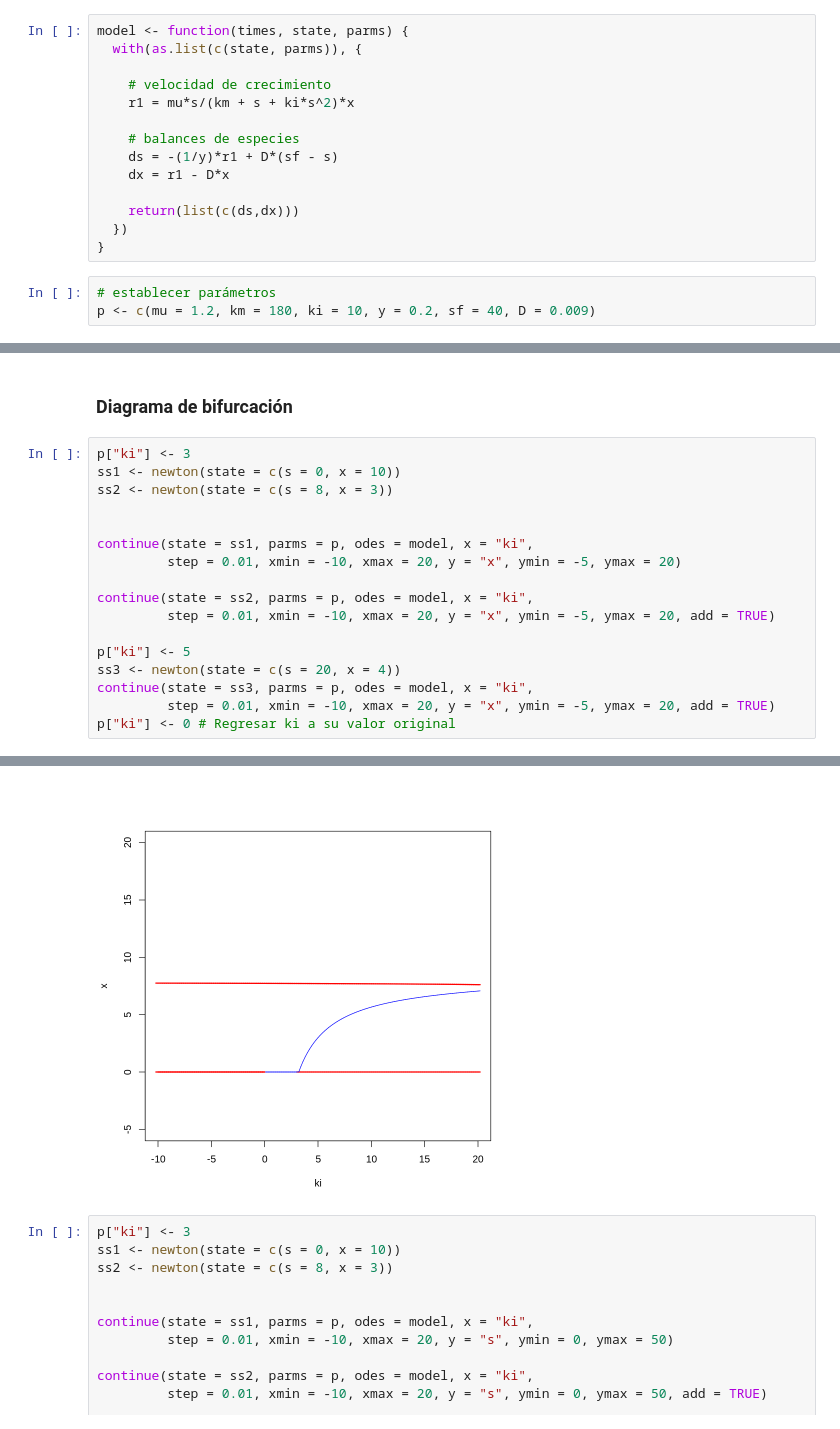
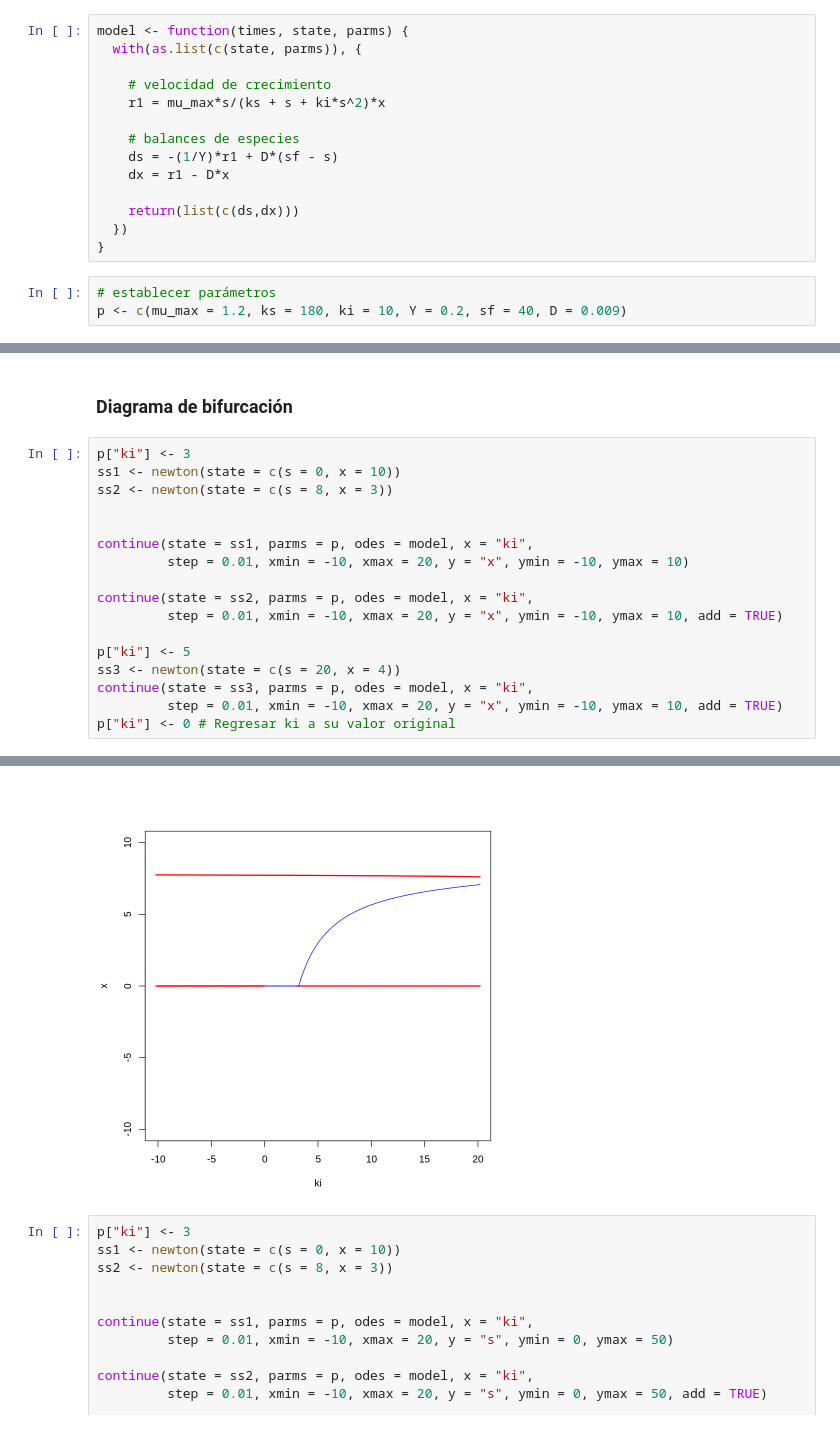
Before and after one commit to JuanM-GG/sistemas-dinamicos-R, a Jupyter notebook: modelo_inhibicion.ipynb, the cells around one changed output, grey strips where cells are left out. Saved outputs shown, nothing was run; the diff lists cells and outputs as text.

```diff
--- a/modelo_inhibicion.ipynb
+++ b/modelo_inhibicion.ipynb
@@ -273,10 +125,10 @@ model <- function(times, state, parms) {
   with(as.list(c(state, parms)), {
 
     # velocidad de crecimiento
-    r1 = mu*s/(km + s + ki*s^2)*x
+    r1 = mu_max*s/(ks + s + ki*s^2)*x
 
     # balances de especies
-    ds = -(1/y)*r1 + D*(sf - s)
+    ds = -(1/Y)*r1 + D*(sf - s)
     dx = r1 - D*x
 
     return(list(c(ds,dx)))
@@ -284,7 +136,7 @@ model <- function(times, state, parms) {
 }
 # %%
 # establecer parámetros
-p <- c(mu = 1.2, km = 180, ki = 10, y = 0.2, sf = 40, D = 0.009)
+p <- c(mu_max = 1.2, ks = 180, ki = 10, Y = 0.2, sf = 40, D = 0.009)
 # %%
 # condiciones iniciales
 s <- c(s = 10, x = 0.1)
@@ -436,37 +291,37 @@ p["ki"] <- 3
 ss1 <- newton(state = c(s = 0, x = 10))
 ss2 <- newton(state = c(s = 8, x = 3))
 
 
 continue(state = ss1, parms = p, odes = model, x = "ki",
-         step = 0.01, xmin = -10, xmax = 20, y = "x", ymin = -5, ymax = 20)
+         step = 0.01, xmin = -10, xmax = 20, y = "x", ymin = -10, ymax = 10)
 
 continue(state = ss2, parms = p, odes = model, x = "ki",
-         step = 0.01, xmin = -10, xmax = 20, y = "x", ymin = -5, ymax = 20, add = TRUE)
+         step = 0.01, xmin = -10, xmax = 20, y = "x", ymin = -10, ymax = 10, add = TRUE)
 
 p["ki"] <- 5
 ss3 <- newton(state = c(s = 20, x = 4))
 continue(state = ss3, parms = p, odes = model, x = "ki",
-         step = 0.01, xmin = -10, xmax = 20, y = "x", ymin = -5, ymax = 20, add = TRUE)
+         step = 0.01, xmin = -10, xmax = 20, y = "x", ymin = -10, ymax = 10, add = TRUE)
 p["ki"] <- 0 # Regresar ki a su valor original
 # %% [output]
        s        x
 1.404949 7.719010
 Stable point, eigenvalues:  -0.2297517 -0.009
  s  x
 40  0
 Unstable point, eigenvalues:  -0.009 0.000561753
 Starting at ki = 3 with:
        s        x
 1.404949 7.719010
 Starting at ki = 3 with:
  s  x
 40  0
 ... (5 lines left out)
 Starting at ki = 5 with:
         s         x
 25.028293  2.994341
 Bifurcation at ki = -0.2
-[figure, old version]
+[figure, new version]
 # %%
 p["ki"] <- 3
 ss1 <- newton(state = c(s = 0, x = 10))
```
Also changed, not shown: parts of 32 cells of this notebook.
